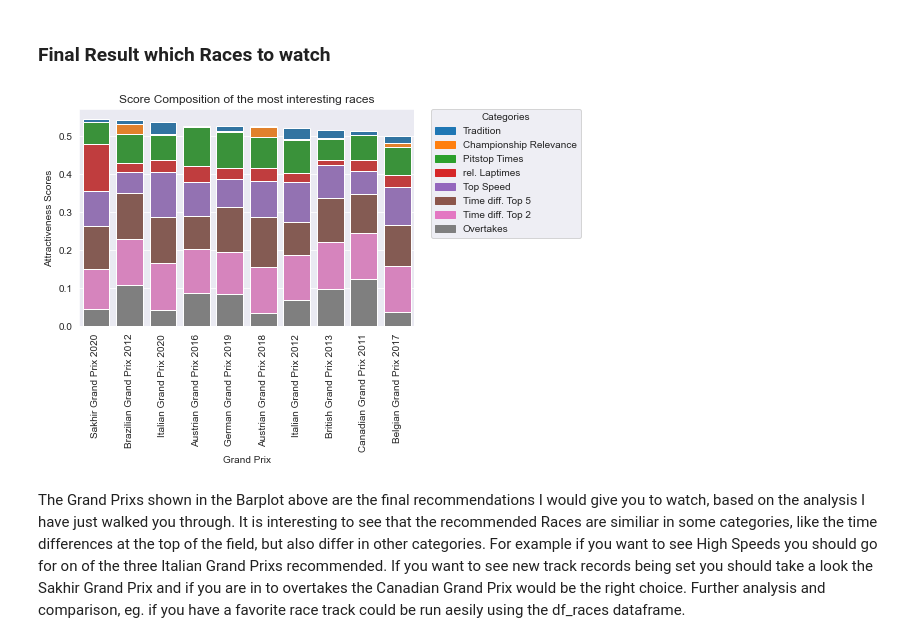
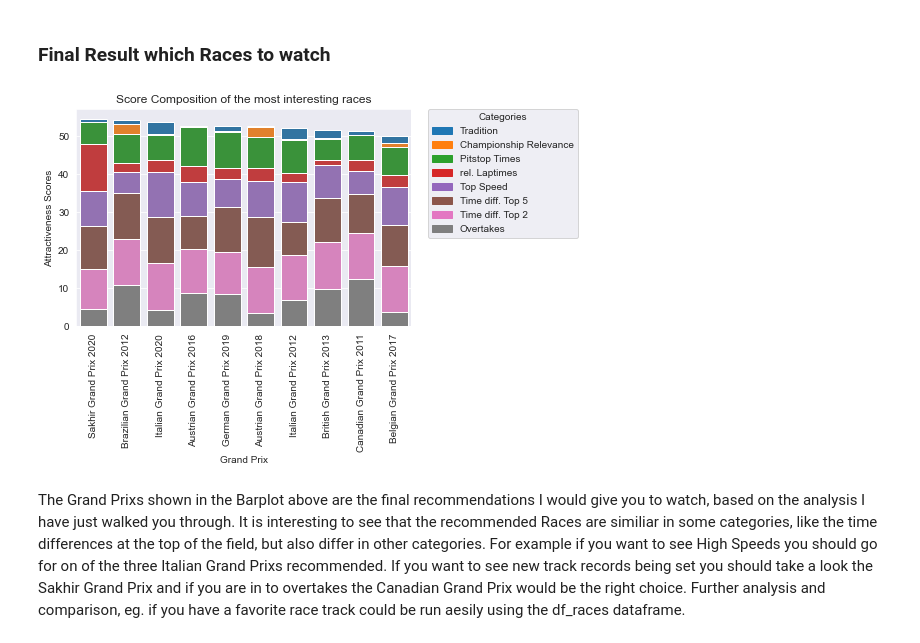
Before and after one commit to data301-2021-winter1/group16-project, a Jupyter notebook: notebooks/analysis2.ipynb, the cells around one changed output. Saved outputs shown, nothing was run; the diff lists cells and outputs as text; code cells hidden in the pictures.

```diff
--- a/notebooks/analysis2.ipynb
+++ b/notebooks/analysis2.ipynb
@@ -773,31 +778,31 @@ See the caveats in the documentation: https://pandas.pydata.org/pandas-docs/stab
 # %%
 df_races['Grand Prix'] = df_races['name'] + ' ' + df_races['year'].astype(str)
 df_races_top = df_races[:10]
 colors = sns.color_palette()
-fig = sns.barplot(x=df_races_top['Grand Prix'], y=df_races_top['Overall Score'],color=colors[0])
-fig = sns.barplot(x=df_races_top['Grand Prix'], y=(df_races_top['Overtakes (normalized)'] + df_races_top['Distance Top 2 (normalized)'] + df_races_top['Distance Top 5 (normalized)'] + df_races_top['Top Speed (normalized)'] + df_races_top['Relative Laptime (normalized)'] + df_races_top['Pitstop Time (normalized)'] + df_races_top['Championship Importance'])/8, color=colors[1])
-fig = sns.barplot(x=df_races_top['Grand Prix'], y=(df_races_top['Overtakes (normalized)'] + df_races_top['Distance Top 2 (normalized)'] + df_races_top['Distance Top 5 (normalized)'] + df_races_top['Top Speed (normalized)'] + df_races_top['Relative Laptime (normalized)'] + df_races_top['Pitstop Time (normalized)'])/8, color=colors[2])
-fig = sns.barplot(x=df_races_top['Grand Prix'], y=(df_races_top['Overtakes (normalized)'] + df_races_top['Distance Top 2 (normalized)'] + df_races_top['Distance Top 5 (normalized)'] + df_races_top['Top Speed (normalized)'] + df_races_top['Relative Laptime (normalized)'] )/8, color=colors[3])
-fig = sns.barplot(x=df_races_top['Grand Prix'], y=(df_races_top['Overtakes (normalized)'] + df_races_top['Distance Top 2 (normalized)'] + df_races_top['Distance Top 5 (normalized)'] + df_races_top['Top Speed (normalized)'] )/8, color=colors[4])
-fig = sns.barplot(x=df_races_top['Grand Prix'], y=(df_races_top['Overtakes (normalized)'] + df_races_top['Distance Top 2 (normalized)'] + df_races_top['Distance Top 5 (normalized)'] )/8, color=colors[5])
-fig = sns.barplot(x=df_races_top['Grand Prix'], y=(df_races_top['Overtakes (normalized)'] + df_races_top['Distance Top 2 (normalized)'] )/8, color=colors[6])
-fig = sns.barplot(x=df_races_top['Grand Prix'], y=(df_races_top['Overtakes (normalized)'] )/8, color=colors[7])
+fig = sns.barplot(x=df_races_top['Grand Prix'], y=df_races_top['Overall Score (0 to 100)'],color=colors[0])
+fig = sns.barplot(x=df_races_top['Grand Prix'], y=(df_races_top['Overtakes (normalized)'] + df_races_top['Distance Top 2 (normalized)'] + df_races_top['Distance Top 5 (normalized)'] + df_races_top['Top Speed (normalized)'] + df_races_top['Relative Laptime (normalized)'] + df_races_top['Pitstop Time (normalized)'] + df_races_top['Championship Importance (normalized)']), color=colors[1])
+fig = sns.barplot(x=df_races_top['Grand Prix'], y=(df_races_top['Overtakes (normalized)'] + df_races_top['Distance Top 2 (normalized)'] + df_races_top['Distance Top 5 (normalized)'] + df_races_top['Top Speed (normalized)'] + df_races_top['Relative Laptime (normalized)'] + df_races_top['Pitstop Time (normalized)']), color=colors[2])
+fig = sns.barplot(x=df_races_top['Grand Prix'], y=(df_races_top['Overtakes (normalized)'] + df_races_top['Distance Top 2 (normalized)'] + df_races_top['Distance Top 5 (normalized)'] + df_races_top['Top Speed (normalized)'] + df_races_top['Relative Laptime (normalized)'] ), color=colors[3])
+fig = sns.barplot(x=df_races_top['Grand Prix'], y=(df_races_top['Overtakes (normalized)'] + df_races_top['Distance Top 2 (normalized)'] + df_races_top['Distance Top 5 (normalized)'] + df_races_top['Top Speed (normalized)'] ), color=colors[4])
+fig = sns.barplot(x=df_races_top['Grand Prix'], y=(df_races_top['Overtakes (normalized)'] + df_races_top['Distance Top 2 (normalized)'] + df_races_top['Distance Top 5 (normalized)'] ), color=colors[5])
+fig = sns.barplot(x=df_races_top['Grand Prix'], y=(df_races_top['Overtakes (normalized)'] + df_races_top['Distance Top 2 (normalized)'] ), color=colors[6])
+fig = sns.barplot(x=df_races_top['Grand Prix'], y=(df_races_top['Overtakes (normalized)'] ), color=colors[7])
 fig.set(ylabel='Attractiveness Scores')
 
 l1 = mpatches.Patch(color=colors[0], label='Tradition')
 l2 = mpatches.Patch(color=colors[1], label='Championship Relevance')
 l3 = mpatches.Patch(color=colors[2], label='Pitstop Times')
 l4 = mpatches.Patch(color=colors[3], label='rel. Laptimes')
 l5 = mpatches.Patch(color=colors[4], label='Top Speed')
 l6 = mpatches.Patch(color=colors[5], label='Time diff. Top 5')
 l7 = mpatches.Patch(color=colors[6], label='Time diff. Top 2')
 l8 = mpatches.Patch(color=colors[7], label='Overtakes')
 
 fig.legend(handles=[l1,l2,l3,l4,l5,l6,l7,l8], title='Categories',bbox_to_anchor=(1.05, 1), loc=2, borderaxespad=0.)
 fig.set(title='Score Composition of the most interesting races')
 fig = fig.set_xticklabels(labels=fig.get_xticklabels(), rotation=90)
 # %% [output]
-[figure, old version]
+[figure, new version]
 # %% [markdown]
 The Grand Prixs shown in the Barplot above are the final recommendations I would give you to watch, based on the analysis I have just walked you through. It is interesting to see that the recommended Races are similiar in some categories, like the time differences at the top of the field, but also differ in other categories. For example if you want to see High Speeds you should go for on of the three Italian Grand Prixs recommended. If you want to see new track records being set you should take a look the Sakhir Grand Prix and  if you are in to overtakes the Canadian Grand Prix would be the right choice. Further analysis and comparison, eg. if you have a favorite race track could be run aesily using the df_races dataframe.
 # %% [markdown]
```
Also changed, not shown: parts of 4 cells of this notebook, 5 other files.
